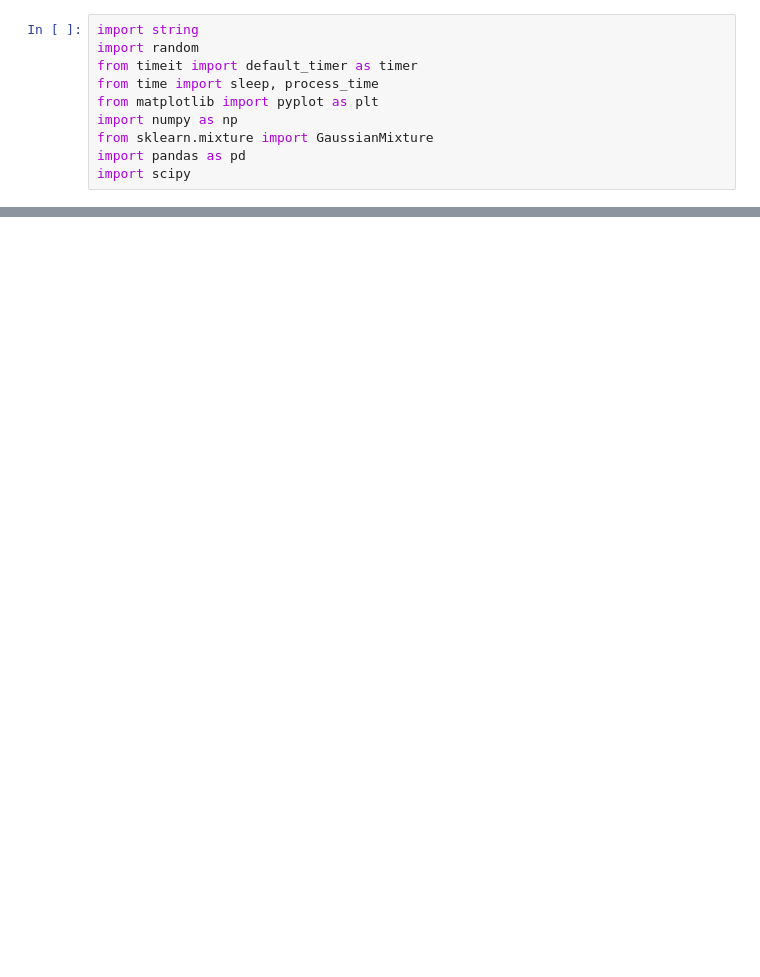
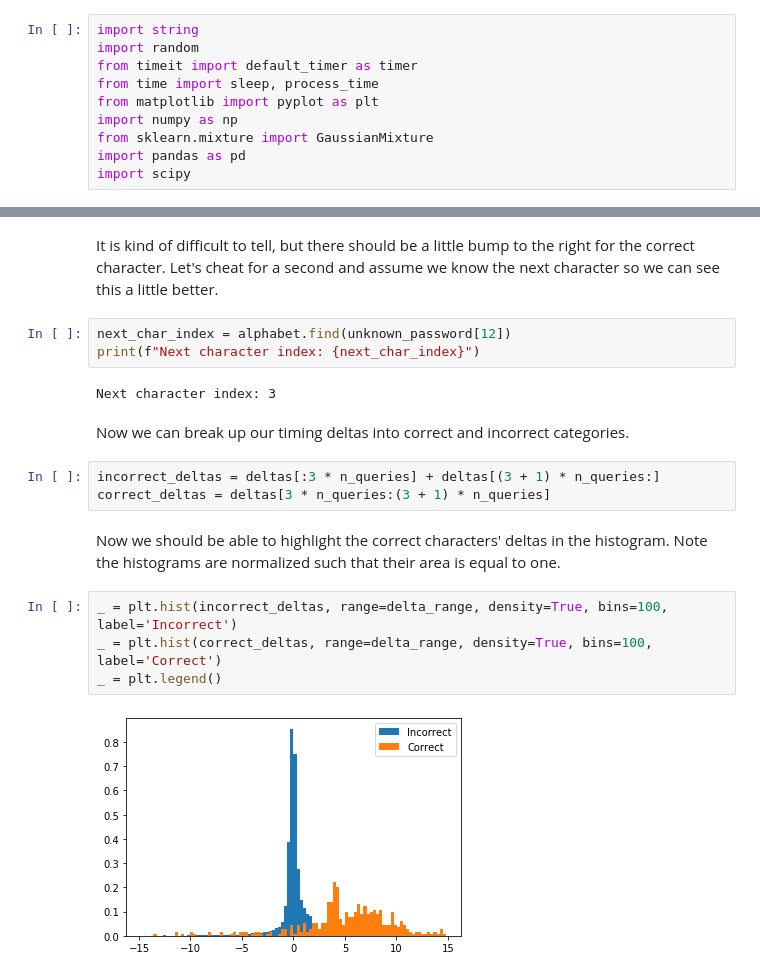
Before and after one commit to RobertDurfee/GMMTimingAttack, a Jupyter notebook: GMMTimingAttack.ipynb, the cells around one changed output, grey strips where cells are left out. Drawn from its saved outputs; the diff is of its cells as text; blank space fills up the shorter version.

```diff
--- a/GMMTimingAttack.ipynb
+++ b/GMMTimingAttack.ipynb
@@ -110,0 +136,20 @@ _ = plt.plot(xx, scipy.stats.norm.pdf(xx, gmm.means_[1,0], gmm.covariances_[1,0]
+# %% [markdown]
+It is kind of difficult to tell, but there should be a little bump to the right for the correct character. Let's cheat for a second and assume we know the next character so we can see this a little better.
+# %%
+next_char_index = alphabet.find(unknown_password[12])
+print(f"Next character index: {next_char_index}")
+# %% [output]
+Next character index: 3
+# %% [markdown]
+Now we can break up our timing deltas into correct and incorrect categories.
+# %%
+incorrect_deltas = deltas[:3 * n_queries] + deltas[(3 + 1) * n_queries:]
+correct_deltas = deltas[3 * n_queries:(3 + 1) * n_queries]
+# %% [markdown]
+Now we should be able to highlight the correct characters' deltas in the histogram. Note the histograms are normalized such that their area is equal to one.
+# %%
+_ = plt.hist(incorrect_deltas, range=delta_range, density=True, bins=100, label='Incorrect')
+_ = plt.hist(correct_deltas, range=delta_range, density=True, bins=100, label='Correct')
+_ = plt.legend()
+# %% [output]
+[figure, added]
```
Also changed, not shown: parts of 62 cells of this notebook, 5 other files.
